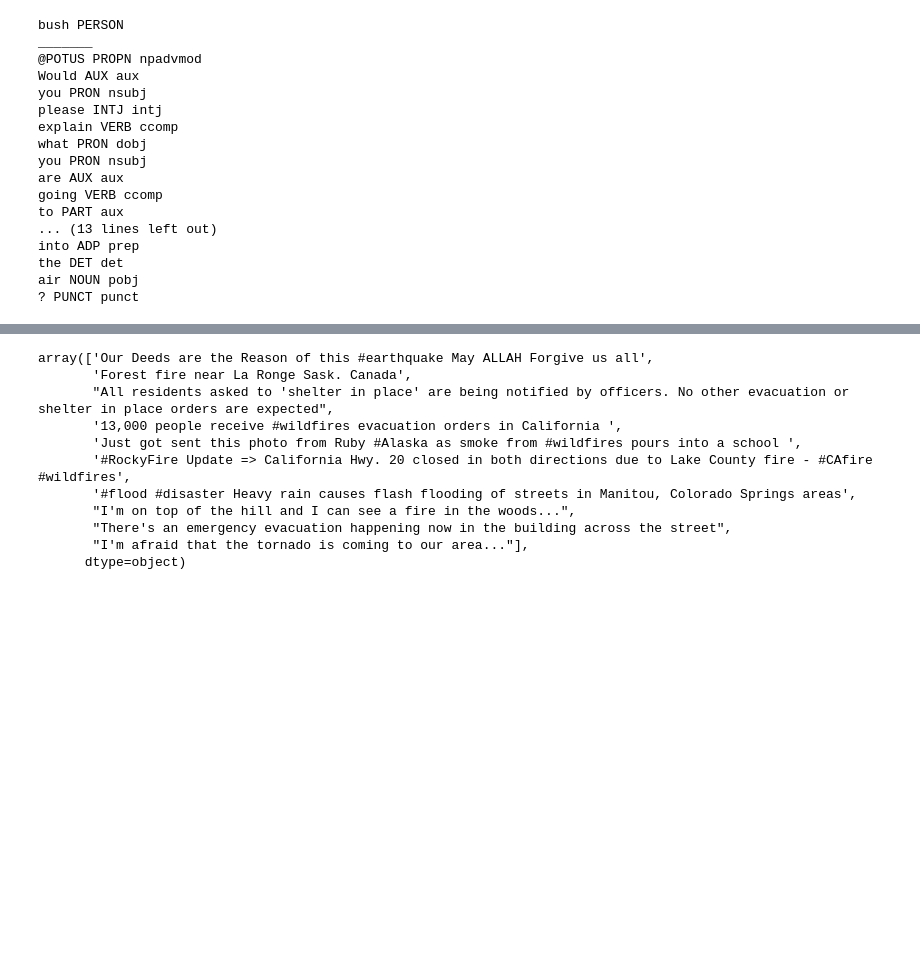
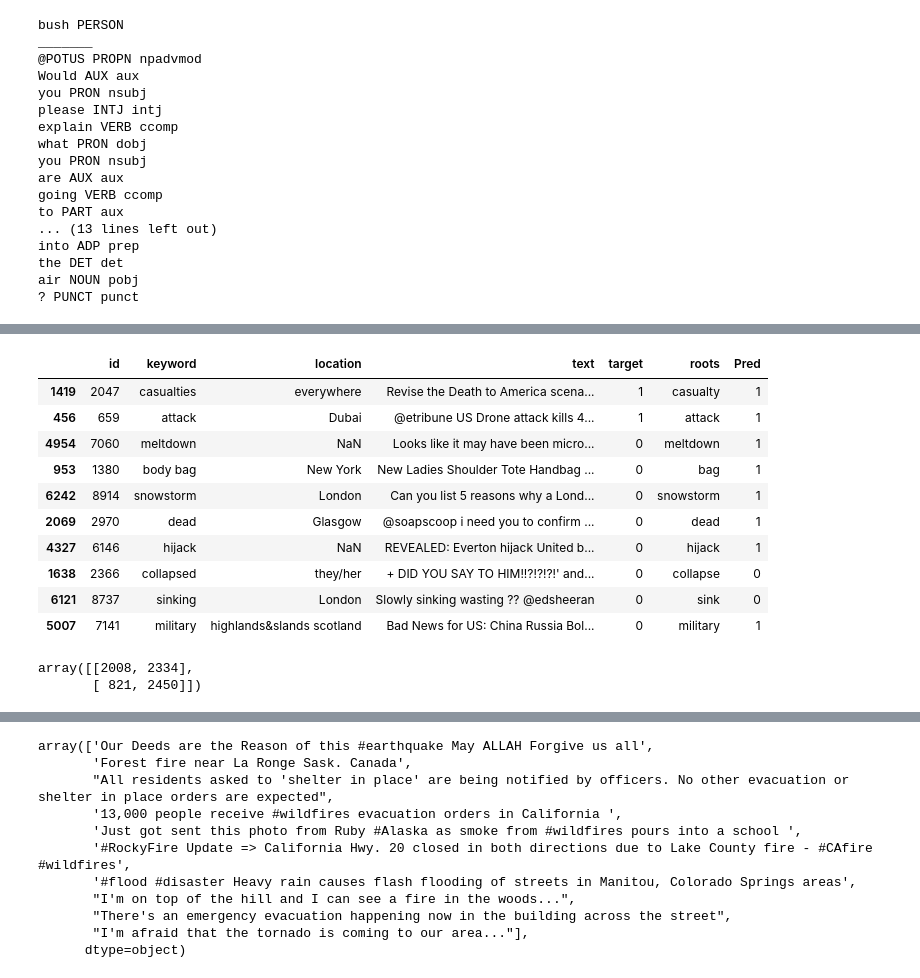
Before and after one commit to Kamalabot/DataVisualisations, a Jupyter notebook: tweets-nlp-modeling-inprogress.ipynb, the cells around one changed output, grey strips where cells are left out. Saved outputs shown, nothing was run; the diff lists cells and outputs as text; code cells hidden in the pictures; blank space fills up the shorter version.

```diff
--- a/tweets-nlp-modeling-inprogress.ipynb
+++ b/tweets-nlp-modeling-inprogress.ipynb
@@ -300,2 +313,6 @@ The word fire is "NOUN" in case of disasters and other case it is a "VERB". In b
 
 There are tweets for which there is no clear keyword that indicates whether it is a disaster or not. Can we reliably extract keywords from these tweets?
+# %%
+#the pattern required is as below...let us try adding one matcher pattern
+pattern = [{'LOWER': 'evacuation', 'POS': {'NOT_IN': ['VERB']}}]
+type(pattern)
@@ -301,0 +321,14 @@ There are tweets for which there is no clear keyword that indicates whether it i
+# %%
+#create patterns using the function, by giving the keywords
+from spacy.matcher import Matcher
+
+matcher = Matcher(nlp.vocab, validate=True)
+
+matcher.add("evac_ptn", [pattern])
+# %%
+#Adding all the roots to the matcher
+
+for keyword in train.roots.unique()[1:]:
+    pattern = [{'LOWER': keyword, 'POS': {'NOT_IN': ['VERB']}}]
+    pattern_name = keyword+'pattern'
+    matcher.add(pattern_name,[pattern])
@@ -301,0 +423,24 @@ There are tweets for which there is no clear keyword that indicates whether it i
+# %%
+train['Pred']= train.text.apply(lambda d: 1 if len(matcher(nlp(d))) > 0 else 0)
+# %%
+train.sample(10)
+# %% [output]
+|  | id | keyword | location | text | target | roots | Pred |
+| 1419 | 2047 | casualties | everywhere | Revise the Death to America scena... | 1 | casualty | 1 |
+| 456 | 659 | attack | Dubai | @etribune US Drone attack kills 4... | 1 | attack | 1 |
+| 4954 | 7060 | meltdown | NaN | Looks like it may have been micro... | 0 | meltdown | 1 |
+| 953 | 1380 | body bag | New York | New Ladies Shoulder Tote Handbag ... | 0 | bag | 1 |
+| 6242 | 8914 | snowstorm | London | Can you list 5 reasons why a Lond... | 0 | snowstorm | 1 |
+| 2069 | 2970 | dead | Glasgow | @soapscoop i need you to confirm ... | 0 | dead | 1 |
+| 4327 | 6146 | hijack | NaN | REVEALED: Everton hijack United b... | 0 | hijack | 1 |
+| 1638 | 2366 | collapsed | they/her | + DID YOU SAY TO HIM!!?!?!?!' and... | 0 | collapse | 0 |
+| 6121 | 8737 | sinking | London | Slowly sinking wasting ?? @edsheeran | 0 | sink | 0 |
+| 5007 | 7141 | military | highlands&slands scotland | Bad News for US: China Russia Bol... | 0 | military | 1 |
+# %%
+import numpy as np
+from sklearn.metrics import confusion_matrix, classification_report
+
+confusion_matrix(train['target'], train['Pred'])
+# %% [output]
+array([[2008, 2334],
+       [ 821, 2450]])
```
Also changed, not shown: parts of 26 cells of this notebook.
